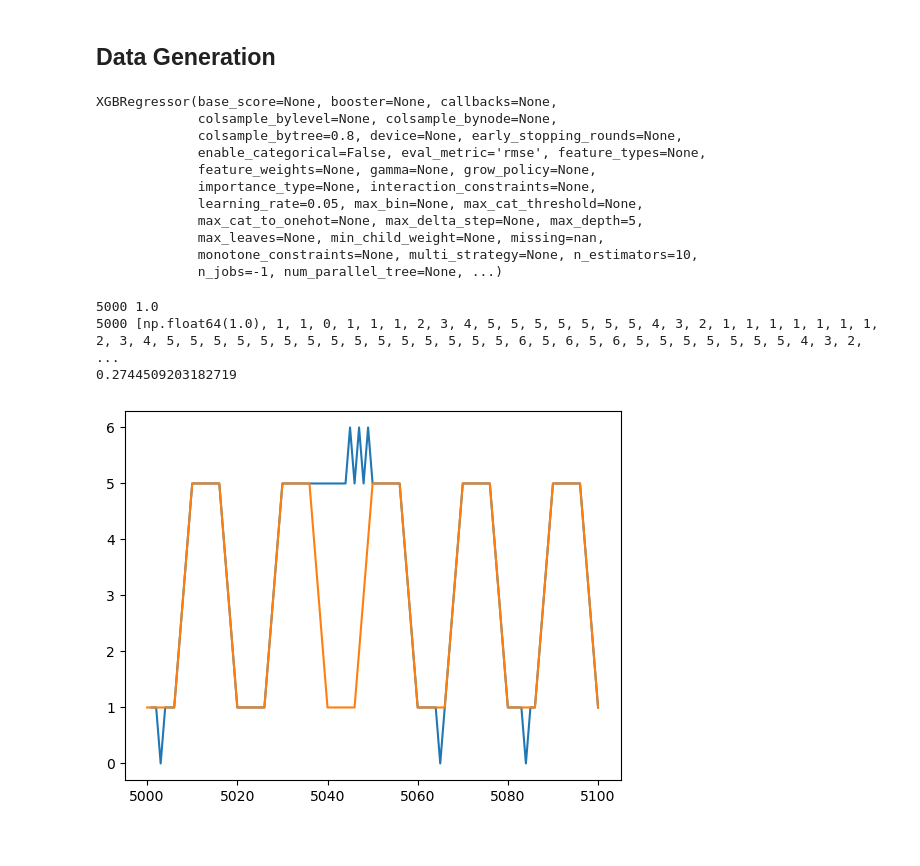
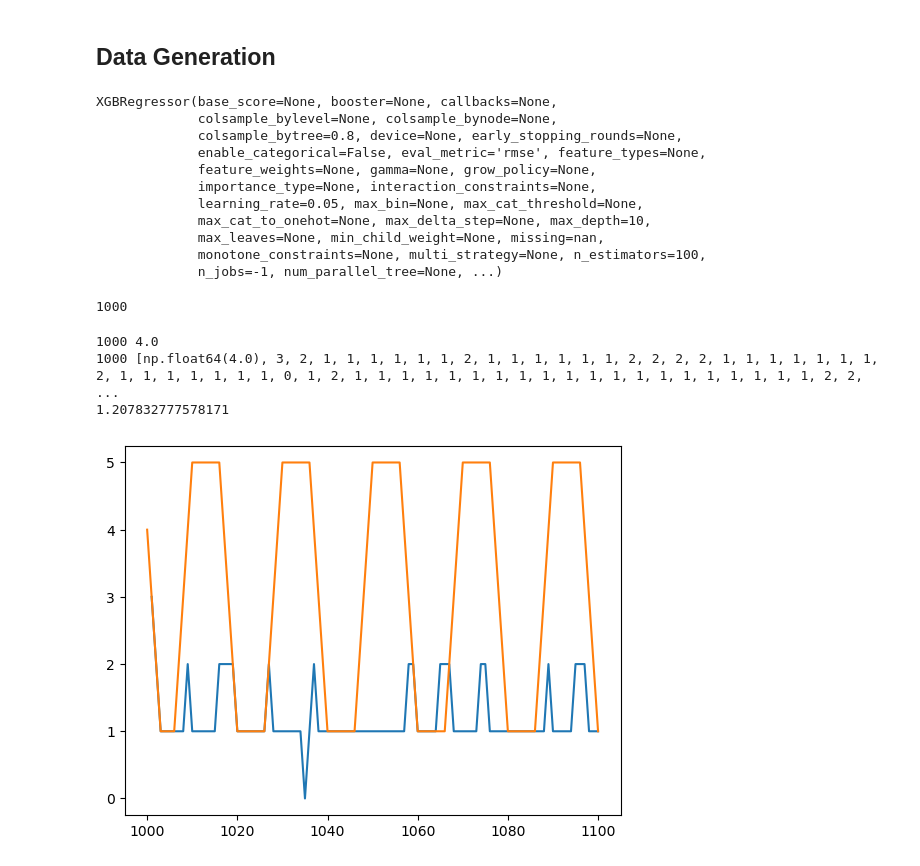
Before and after one commit to neurodata/ProspectiveForaging, a Jupyter notebook: notebooks/PAFM_Online_RF.ipynb, the cells around one changed output. Cells and saved outputs as stored; diff of their text form; code cells hidden in the pictures.

```diff
--- a/notebooks/PAFM_Online_RF.ipynb
+++ b/notebooks/PAFM_Online_RF.ipynb
@@ -60,7 +60,7 @@ def enumerate_paths(x0, t_inital = 0, t_prime=20):
     df = pd.DataFrame(paths, columns=cols)
     return df
 # %%
-T_initial = 0
+T_initial = 50
 actions, states, irewards, times = simulate_data_raw(rewards_in_period = rewards_in_period,
                                                     session_duration = 100000,
                                                     tdim=50,
@@ -73,9 +73,9 @@ model = xgb.XGBRegressor(
     objective="reg:squarederror",
     tree_method="exact",     # or "exact" (slower, RAM heavy)
     n_jobs = -1,
-    learning_rate=0.05, max_depth=5,
-    subsample=1, colsample_bytree=0.8,
-    n_estimators=10, eval_metric="rmse"
+    learning_rate=0.05, max_depth=10,
+    subsample=0.8, colsample_bytree=0.8,
+    n_estimators=100, eval_metric="rmse"
 )
 model.fit(X_train, Y_train)
 # %% [output]
@@ -86,14 +86,14 @@ XGBRegressor(base_score=None, booster=None, callbacks=None,
              feature_weights=None, gamma=None, grow_policy=None,
              importance_type=None, interaction_constraints=None,
              learning_rate=0.05, max_bin=None, max_cat_threshold=None,
-             max_cat_to_onehot=None, max_delta_step=None, max_depth=5,
+             max_cat_to_onehot=None, max_delta_step=None, max_depth=10,
              max_leaves=None, min_child_weight=None, missing=nan,
-             monotone_constraints=None, multi_strategy=None, n_estimators=10,
+             monotone_constraints=None, multi_strategy=None, n_estimators=100,
              n_jobs=-1, num_parallel_tree=None, ...)
 # %%
-ADD_TREES = 500
-batch =256
-for i in range(2):
+ADD_TREES = 100
+batch = 50
+for i in range(9):
     t_initial = T_initial+batch*i
     t_end = T_initial+batch*(i+1)
     # print(t_initial,t_end)
@@ -105,17 +105,22 @@ for i in range(2):
         tree_method="exact",
         n_jobs=1,
         learning_rate=0.05,
-        max_depth=5,
-        subsample=1,
+        max_depth=10,
+        subsample=0.8,
         colsample_bytree=0.8,
         n_estimators=ADD_TREES,
         eval_metric="rmse",
         # random_state=0
     )
-    step.fit(Xn, yn, xgb_model=model)  # append 25 trees
+    step.fit(Xn, yn, xgb_model=model)
     model = step
+dump_list = model.get_booster().get_dump()
+num_trees = len(dump_list)
+print(num_trees)
+# %% [output]
+1000
 # %%
-T = 5000
+T = 1000
 t_prime = 6
 gamma = 0.5
 current_state = states[T,0]
@@ -136,34 +141,34 @@ for delta_t in range(100):
     # # Convert to DataFrame for inspection
     reward_cols = [f"t={T+delta_t+t}" for t in range(t_prime+1)]
     df_ireward = pd.DataFrame(irewards_pred, columns=reward_cols)
     # Extract rewards from second column onward (t=1 to t=T)
     rewards_matrix = df_ireward.iloc[:, 1:].values  # shape (n_paths, T)
     discounts = gamma ** np.arange(1, t_prime+1)
 
     # Compute discounted total reward per path
     discounted_returns = rewards_matrix * discounts
     total_discounted = discounted_returns.sum(axis=1)
     # print(total_discounted)
     bext_idx = np.argmax(total_discounted)
     next_state = int(df_all_paths.iloc[bext_idx,1])
     # print(df_all_paths.iloc[bext_idx,:])
     future_states.append(next_state)
     current_state = next_state
     # print(T+delta_t+1,current_state)
 print(T,future_states,len(future_states))
 # FUTURE_STATE.append(future_states)
 
 irewards_test = [reward_simulate(future_states[i],T+i,rewards_in_period) for i in np.arange(1,len(future_states))]
 preward = compute_normalized_future_rewards(irewards_test,100,0.5)
 path, ireward_opt = path_opt(future_states[0], T, 100)
 preward_opt_test = compute_normalized_future_rewards(ireward_opt[1:],100,0.5)
 pregret = (np.sum(preward_opt_test).item()-np.sum(preward).item())/100
 print(pregret)
 plt.plot(np.arange(T+1,T+101),future_states[1:])
 plt.plot(np.arange(T,T+101),path)
 plt.show()
 # %% [output]
-5000 1.0
-5000 [np.float64(1.0), 1, 1, 0, 1, 1, 1, 2, 3, 4, 5, 5, 5, 5, 5, 5, 5, 4, 3, 2, 1, 1, 1, 1, 1, 1, 1, 2, 3, 4, 5, 5, 5, 5, 5, 5, 5, 5, 5, 5, 5, 5, 5, 5, 5, 6, 5, 6, 5, 6, 5, 5, 5, 5, 5, 5, 5, 4, 3, 2,  ...
-0.2744509203182719
+1000 4.0
+1000 [np.float64(4.0), 3, 2, 1, 1, 1, 1, 1, 1, 2, 1, 1, 1, 1, 1, 1, 2, 2, 2, 2, 1, 1, 1, 1, 1, 1, 1, 2, 1, 1, 1, 1, 1, 1, 1, 0, 1, 2, 1, 1, 1, 1, 1, 1, 1, 1, 1, 1, 1, 1, 1, 1, 1, 1, 1, 1, 1, 1, 2, 2,  ...
+1.207832777578171
-[figure, old version]
+[figure, new version]
```
Also changed, not shown: parts of 13 cells of this notebook, 36 other files.
